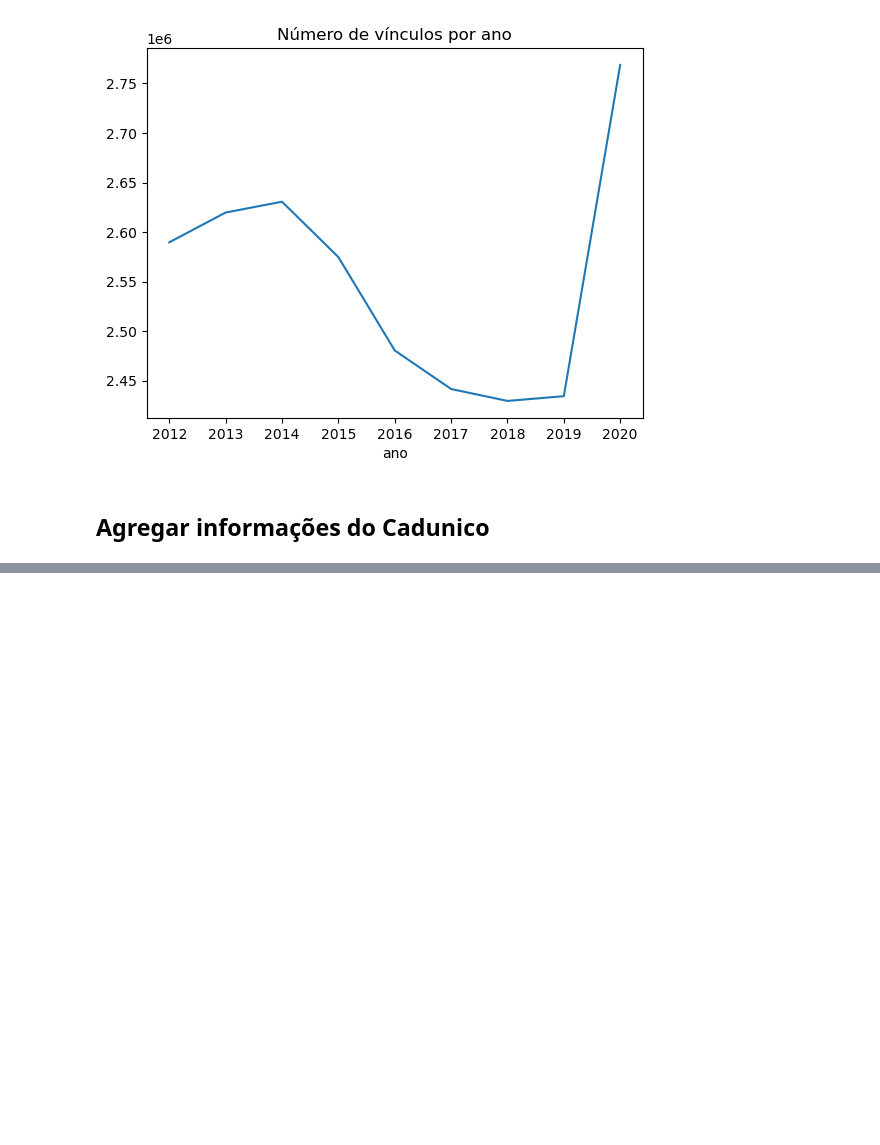
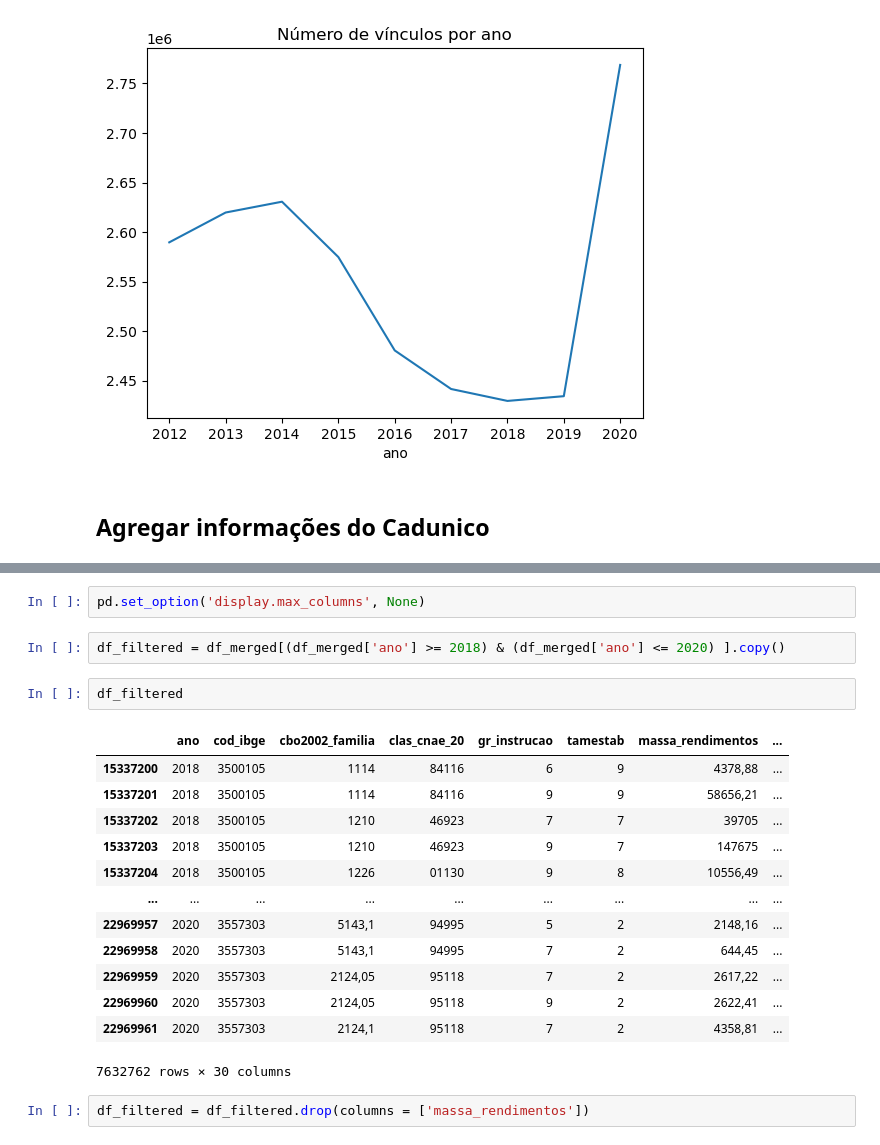
Before and after one commit to gustavonegrao/projeto_SSC0957, a Jupyter notebook: PCD_Rais.ipynb, the cells around one changed output, grey strips where cells are left out. Saved outputs shown, nothing was run; the diff lists cells and outputs as text; blank space fills up the shorter version.

```diff
--- a/PCD_Rais.ipynb
+++ b/PCD_Rais.ipynb
@@ -464,0 +482,22 @@ plt.show()
+# %%
+pd.set_option('display.max_columns', None)
+# %%
+df_filtered = df_merged[(df_merged['ano'] >= 2018) & (df_merged['ano'] <= 2020) ].copy()
+# %%
+df_filtered
+# %% [output]
+|  | ano | cod_ibge | cbo2002_familia | clas_cnae_20 | gr_instrucao | tamestab | massa_rendimentos | ... |
+| 15337200 | 2018 | 3500105 | 1114 | 84116 | 6 | 9 | 4378,88 | ... |
+| 15337201 | 2018 | 3500105 | 1114 | 84116 | 9 | 9 | 58656,21 | ... |
+| 15337202 | 2018 | 3500105 | 1210 | 46923 | 7 | 7 | 39705 | ... |
+| 15337203 | 2018 | 3500105 | 1210 | 46923 | 9 | 7 | 147675 | ... |
+| 15337204 | 2018 | 3500105 | 1226 | 01130 | 9 | 8 | 10556,49 | ... |
+| ... | ... | ... | ... | ... | ... | ... | ... | ... |
+| 22969957 | 2020 | 3557303 | 5143,1 | 94995 | 5 | 2 | 2148,16 | ... |
+| 22969958 | 2020 | 3557303 | 5143,1 | 94995 | 7 | 2 | 644,45 | ... |
+| 22969959 | 2020 | 3557303 | 2124,05 | 95118 | 7 | 2 | 2617,22 | ... |
+| 22969960 | 2020 | 3557303 | 2124,05 | 95118 | 9 | 2 | 2622,41 | ... |
+| 22969961 | 2020 | 3557303 | 2124,1 | 95118 | 7 | 2 | 4358,81 | ... |
+7632762 rows × 30 columns
+# %%
+df_filtered = df_filtered.drop(columns = ['massa_rendimentos'])
```
Also changed, not shown: parts of 14 cells of this notebook.
